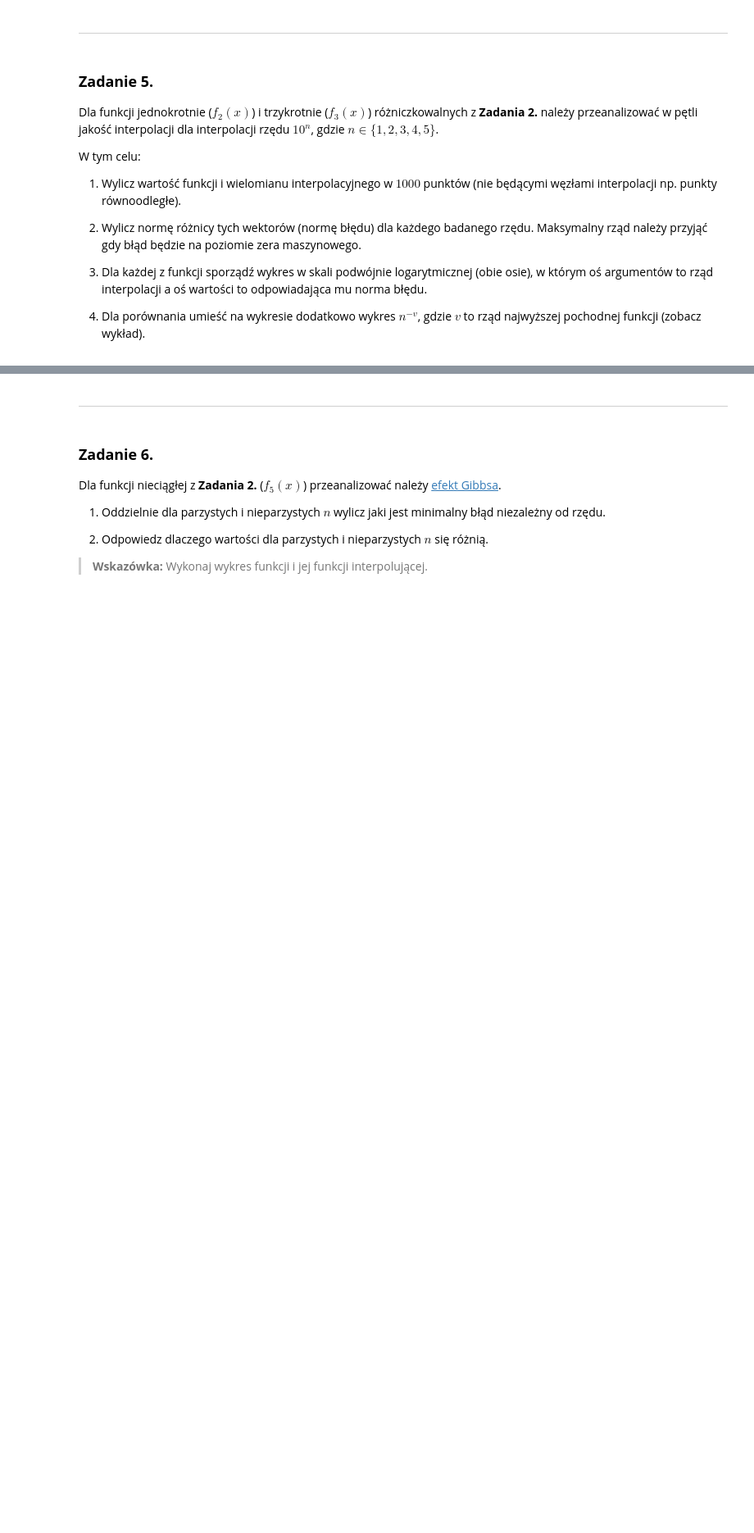
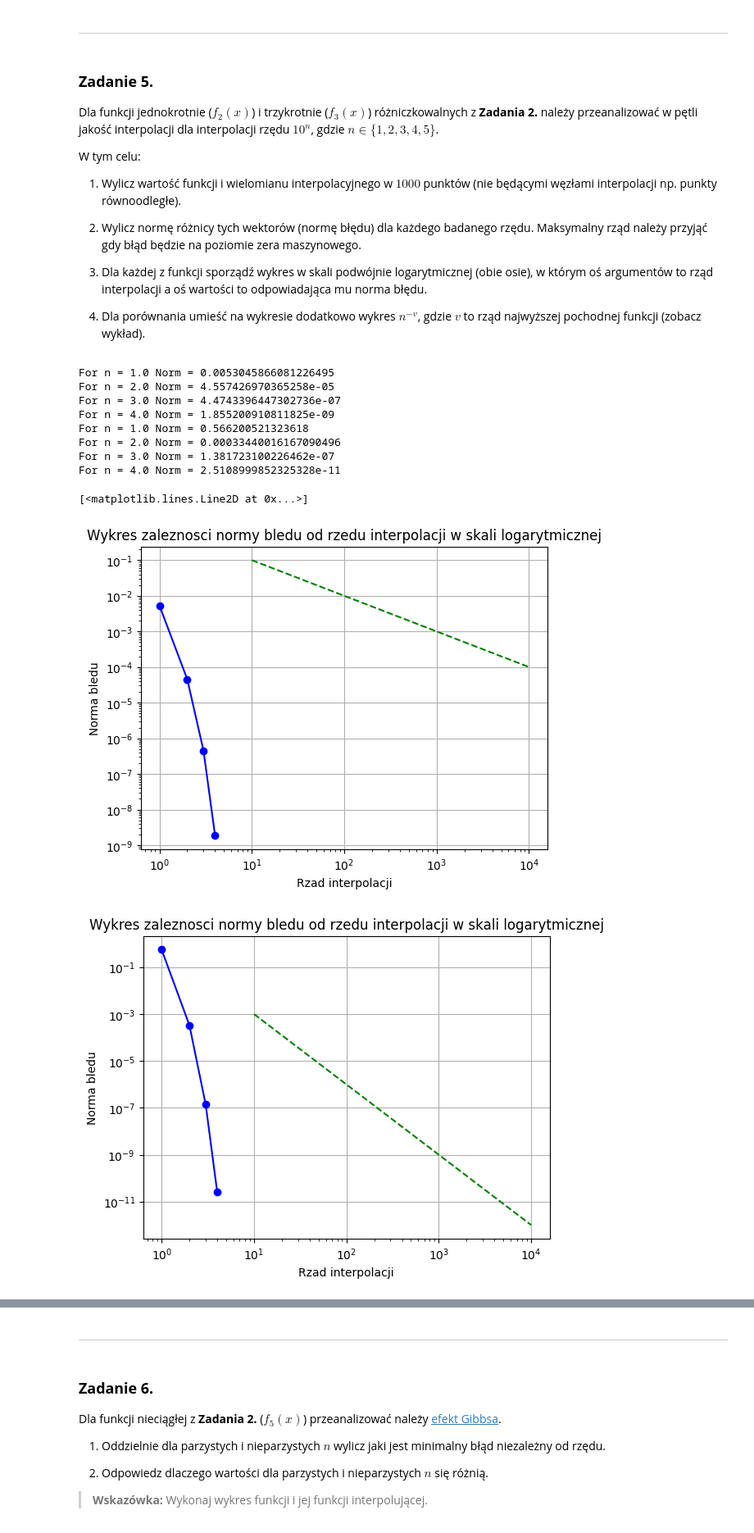
Before and after one commit to MN-KJ-2025/lab9-interpolacja-JasinskiKacper, a Jupyter notebook: sprawozdanie.ipynb, the cells around one changed output, grey strips where cells are left out. Shown at 82% size. Cells and saved outputs as stored; diff of their text form; code cells hidden in the pictures; blank space fills up the shorter version.

```diff
--- a/sprawozdanie.ipynb
+++ b/sprawozdanie.ipynb
@@ -173,0 +213,64 @@ W tym celu:
+# %%
+# ===== Twoja implementacja tutaj =====
+x = np.linspace(-1, 1, 1000)
+n = np.linspace(1, 4, 4)
+
+# === f2 ===
+norm = []
+rank = [1, 2, 3, 4]
+
+for i in n:
+    xch = main.chebyshev_nodes(int(10 ** i))
+    yimp = sp.interpolate.barycentric_interpolate(xch, f2(xch), x)
+    error = main.L_inf(f2(x), yimp)
+    print(f"For n = {i} Norm = {error}")
+    norm.append(error)
+
+plt.loglog(rank, norm, 'bo-')
+plt.xlabel("Rzad interpolacji")
+plt.ylabel("Norma bledu")
+plt.title("Wykres zaleznosci normy bledu od rzedu interpolacji w skali logarytmicznej")
+plt.grid(True)
+
+v = 1
+
+N = [10**i for i in rank]
+
+theory = [N_i**(-v) for N_i in N]
+plt.loglog(N, theory, 'g--', label="n^{-1}")
+
+# === f3 ===
+norm = []
+rank = [1, 2, 3, 4]
+
+for i in n:
+    xch = main.chebyshev_nodes(int(10 ** i))
+    yimp = sp.interpolate.barycentric_interpolate(xch, f3(xch), x)
+    error = main.L_inf(f3(x), yimp)
+    print(f"For n = {i} Norm = {error}")
+    norm.append(error)
+plt.figure()
+plt.loglog(rank, norm, 'bo-')
+plt.xlabel("Rzad interpolacji")
+plt.ylabel("Norma bledu")
+plt.title("Wykres zaleznosci normy bledu od rzedu interpolacji w skali logarytmicznej")
+plt.grid(True)
+
+v = 3
+
+N = [10**i for i in rank]
+
+theory = [N_i**(-v) for N_i in N]
+plt.loglog(N, theory, 'g--', label="n^{-3}")
+# %% [output]
+For n = 1.0 Norm = 0.0053045866081226495
+For n = 2.0 Norm = 4.557426970365258e-05
+For n = 3.0 Norm = 4.4743396447302736e-07
+For n = 4.0 Norm = 1.855200910811825e-09
+For n = 1.0 Norm = 0.566200521323618
+For n = 2.0 Norm = 0.00033440016167090496
+For n = 3.0 Norm = 1.381723100226462e-07
+For n = 4.0 Norm = 2.5108999852325328e-11
+[<matplotlib.lines.Line2D at 0x...>]
+[figure, added]
+[figure, added]
```
Also changed, not shown: parts of 14 cells of this notebook, 1 other file.
